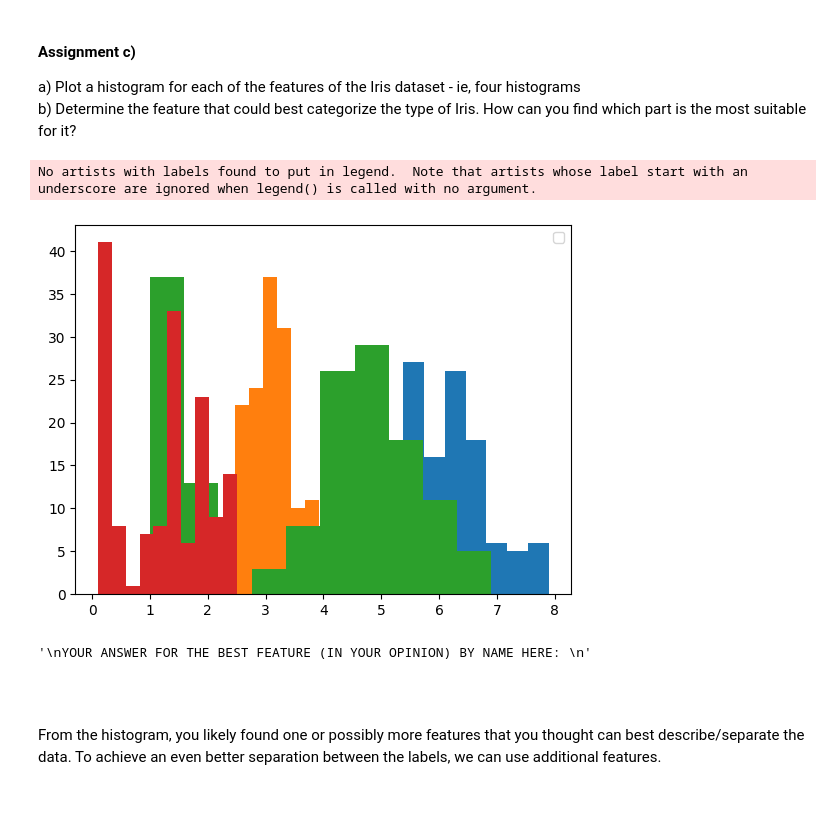
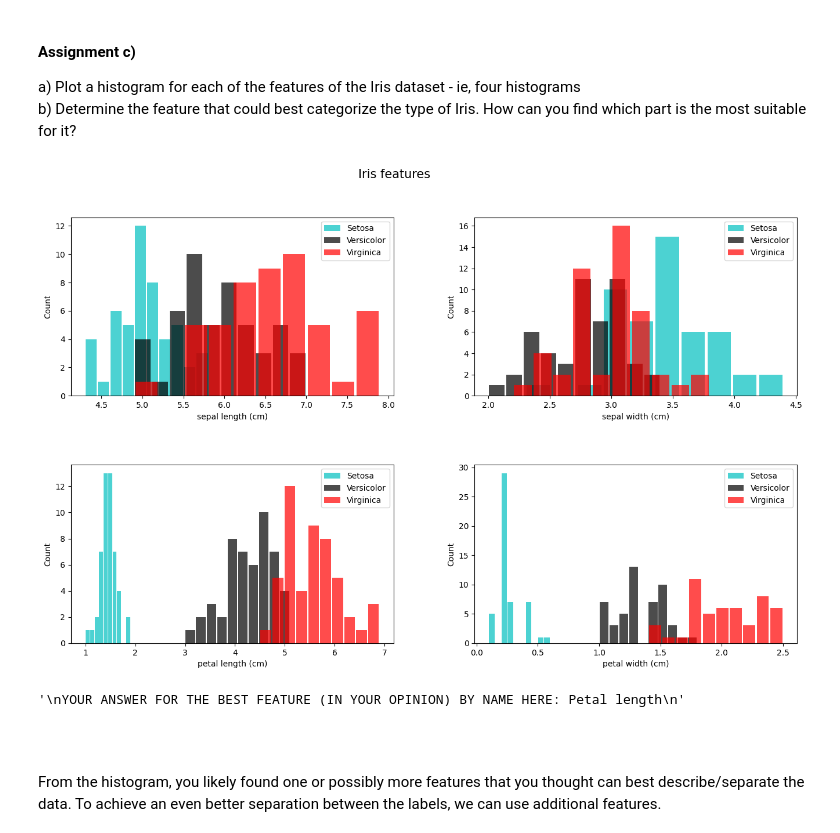
Before and after one commit to FolkeHilding/IntroML, a Jupyter notebook: Assignments/Practical/PracticalNotebook3.ipynb, the cells around one changed output. Drawn from its saved outputs; the diff is of its cells as text; code cells hidden in the pictures; blank space fills up the shorter version.

```diff
--- a/Assignments/Practical/PracticalNotebook3.ipynb
+++ b/Assignments/Practical/PracticalNotebook3.ipynb
@@ -287,26 +287,52 @@ We can visualize one or two features simultaneously via a scatterplot, histogram
 
 a) Plot a histogram for each of the features of the Iris dataset - ie, four histograms
 b) Determine the feature that could best categorize the type of Iris. How can you find which part is the most suitable for it?
-# %%
-import matplotlib.pyplot as plt
-iris_target_names = ["Setosa", "Versicolor", "Virginica"]
-
-
-# YOUR CODE HERE
-for i in range(4):
-    plt.hist(iris['data'][:,i], bins=10)
-
-plt.legend()
-plt.show()
-
-
-"""
-YOUR ANSWER FOR THE BEST FEATURE (IN YOUR OPINION) BY NAME HERE: Petal length
-"""
-# %% [output]
-No artists with labels found to put in legend.  Note that artists whose label start with an underscore are ignored when legend() is called with no argument.
-[figure, removed]
-'\nYOUR ANSWER FOR THE BEST FEATURE (IN YOUR OPINION) BY NAME HERE: \n'
+# %%
+import matplotlib.pyplot as plt
+
+# YOUR CODE HERE
+fig = plt.figure()
+fig.suptitle("Iris features", fontsize=15)
+ax1 = fig.add_subplot(2,2,1)
+ax1.set_xlabel("sepal length (cm)")
+ax1.set_ylabel('Count')
+ax2 = fig.add_subplot(2,2,2)
+ax2.set_xlabel("sepal width (cm)")
+ax2.set_ylabel('Count')
+ax3 = fig.add_subplot(2,2,3)
+ax3.set_xlabel("petal length (cm)")
+ax3.set_ylabel('Count')
+ax4 = fig.add_subplot(2,2,4)
+ax4.set_xlabel("petal width (cm)")
+ax4.set_ylabel('Count')
+axs = [ax1, ax2, ax3, ax4]
+
+
+for i in range(4):
+    S_list = []
+    Ve_list = []
+    Vi_list = []
+    for j in range(len(iris.data)):
+        if iris.target[j] == 0:
+            S_list.append(iris.data[j][i])
+        elif iris.target[j] == 1:
+            Ve_list.append(iris.data[j][i])
+        elif iris.target[j] == 2:
+            Vi_list.append(iris.data[j][i])
+    axs[i].hist(S_list, color='c', rwidth=0.9, alpha = 0.7)
+    axs[i].hist(Ve_list, color='k',rwidth=0.9, alpha = 0.7)
+    axs[i].hist(Vi_list, color='r',rwidth=0.9, alpha = 0.7)
+    axs[i].legend(["Setosa","Versicolor","Virginica"])
+
+fig.tight_layout(pad=1.0)
+fig.set_size_inches(14.5, 9.5)
+plt.show()
+"""
+YOUR ANSWER FOR THE BEST FEATURE (IN YOUR OPINION) BY NAME HERE: Petal length
+"""
+# %% [output]
+[figure, added]
+'\nYOUR ANSWER FOR THE BEST FEATURE (IN YOUR OPINION) BY NAME HERE: Petal length\n'
 # %% [markdown]
 <br/>
 <br/>
```
Also changed, not shown: parts of 4 cells of this notebook, 1 other file.
